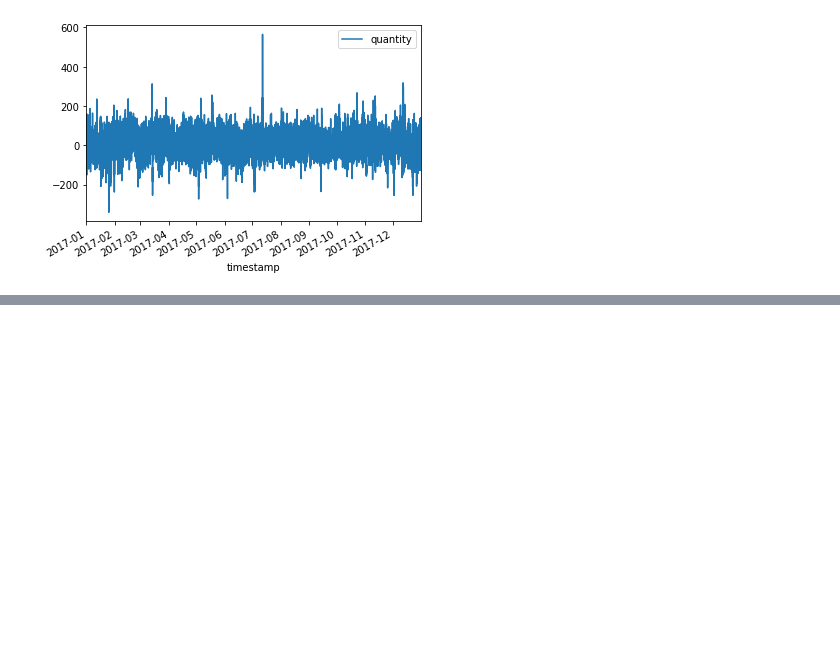
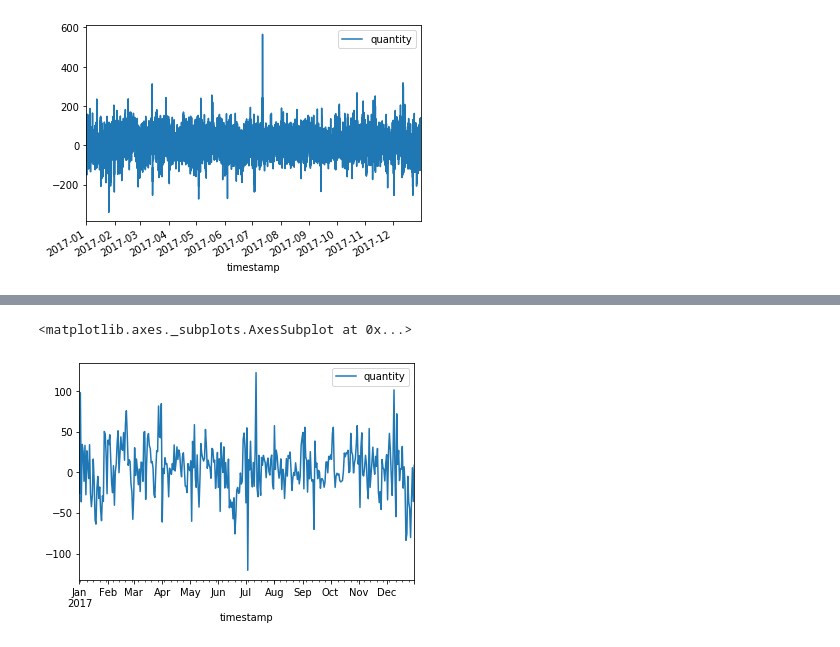
Before and after one commit to camilo-s/Aufgabe, a Jupyter notebook: aufgabe_draft.ipynb, the cells around one changed output, grey strips where cells are left out. Drawn from its saved outputs; the diff is of its cells as text; code cells hidden in the pictures; blank space fills up the shorter version.

Commit message:
aggregated daily consumption

```diff
--- a/aufgabe_draft.ipynb
+++ b/aufgabe_draft.ipynb
@@ -116,3 +116,9 @@ dev_2017.plot()
 # %% [output]
 <matplotlib.axes._subplots.AxesSubplot at 0x...>
 [figure]
+# %%
+# since we are interested in the relation between daily average
+# consumption and daily average temperature, aggregate the
+# consumption data on a daily basis
+dev_2017_daily = dev_2017.resample('D').mean()
+dev_2017_daily.head(10)
@@ -118,0 +138,5 @@ dev_2017.plot()
+# %%
+dev_2017_daily.plot()
+# %% [output]
+<matplotlib.axes._subplots.AxesSubplot at 0x...>
+[figure, added]
```
Also changed, not shown: parts of 3 cells of this notebook.
